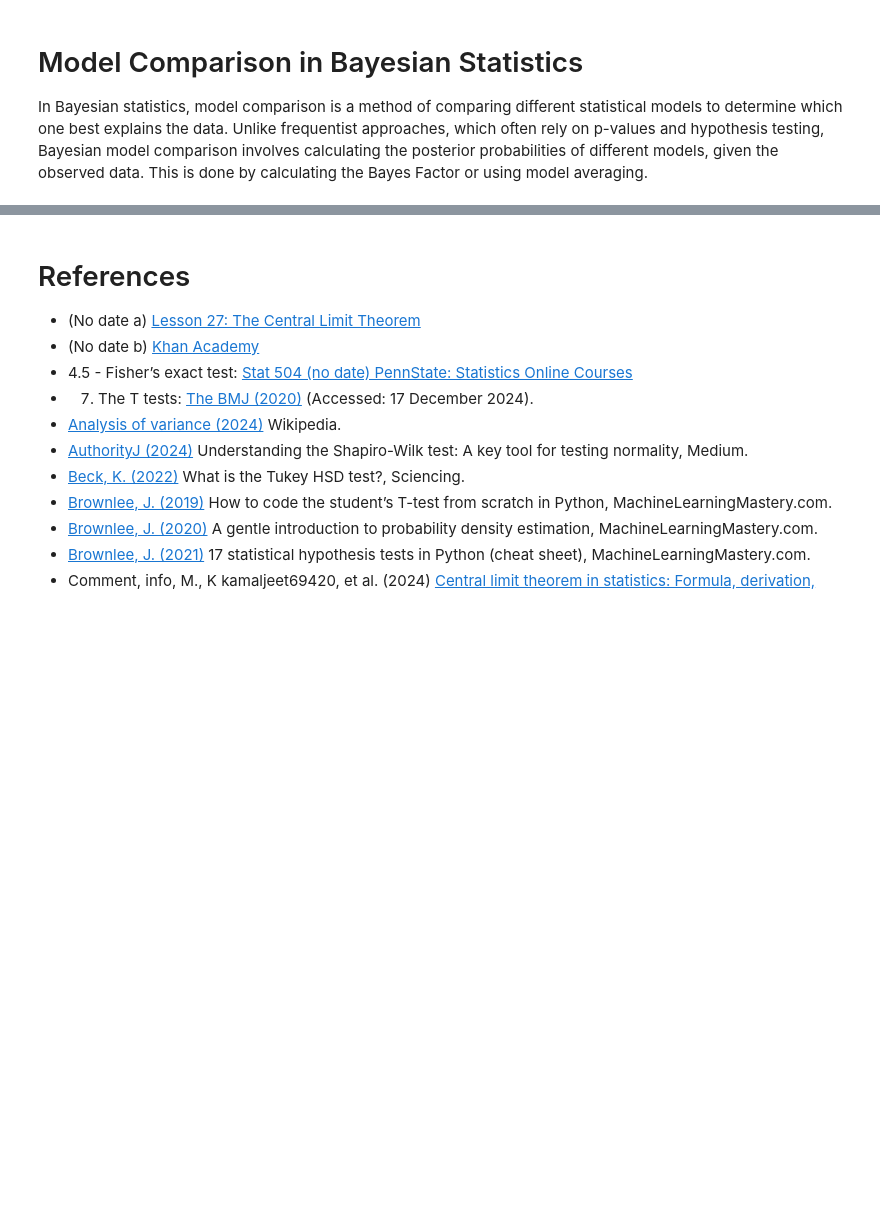
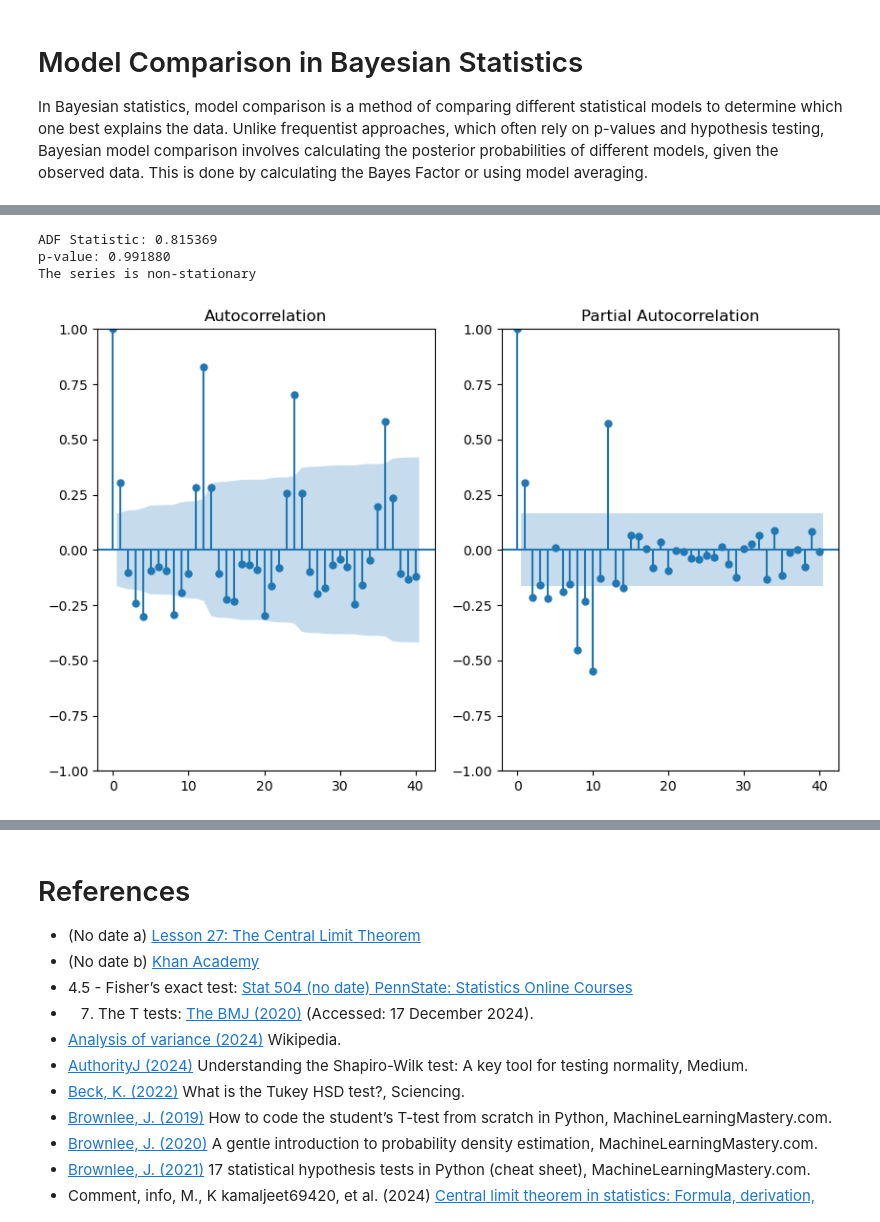
Before and after one commit to keithmmc/appliedstats, a Jupyter notebook: tasks.ipynb, the cells around one changed output, grey strips where cells are left out. Drawn from its saved outputs; the diff is of its cells as text; code cells hidden in the pictures; blank space fills up the shorter version.

```diff
--- a/tasks.ipynb
+++ b/tasks.ipynb
@@ -1828,0 +1942,31 @@ In Bayesian statistics, model comparison is a method of comparing different stat
+# %%
+# Step 1: Test for Stationarity (Augmented Dickey-Fuller Test)
+def adf_test(series):
+    result = adfuller(series, autolag='AIC')
+    print('ADF Statistic: %f' % result[0])
+    print('p-value: %f' % result[1])
+    if result[1] <= 0.05:
+        print("The series is stationary")
+    else:
+        print("The series is non-stationary")
+
+adf_test(data)
+# %% [output]
+ADF Statistic: 0.815369
+p-value: 0.991880
+The series is non-stationary
+# %%
+# Step 2: Differencing to make the series stationary if needed
+# (We difference the series if it's non-stationary)
+
+data_diff = data.diff().dropna()
+# %%
+# Step 3: Visualize ACF and PACF plots to identify the parameters (p, d, q)
+plt.figure(figsize=(10, 6))
+plt.subplot(121)
+plot_acf(data_diff, lags=40, ax=plt.gca())
+plt.subplot(122)
+plot_pacf(data_diff, lags=40, ax=plt.gca())
+plt.show()
+# %% [output]
+[figure, added]
```
Also changed, not shown: parts of 20 cells of this notebook.
